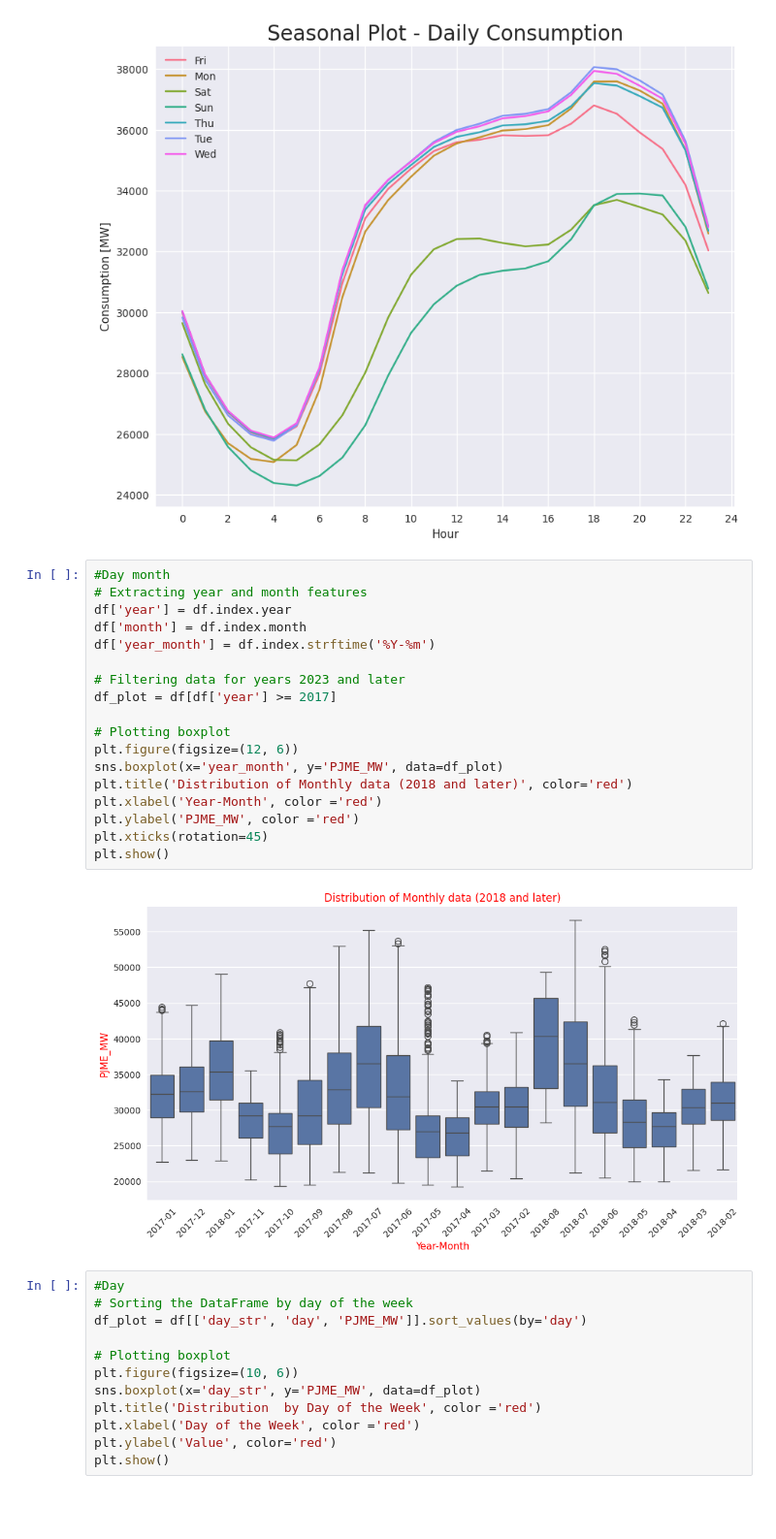
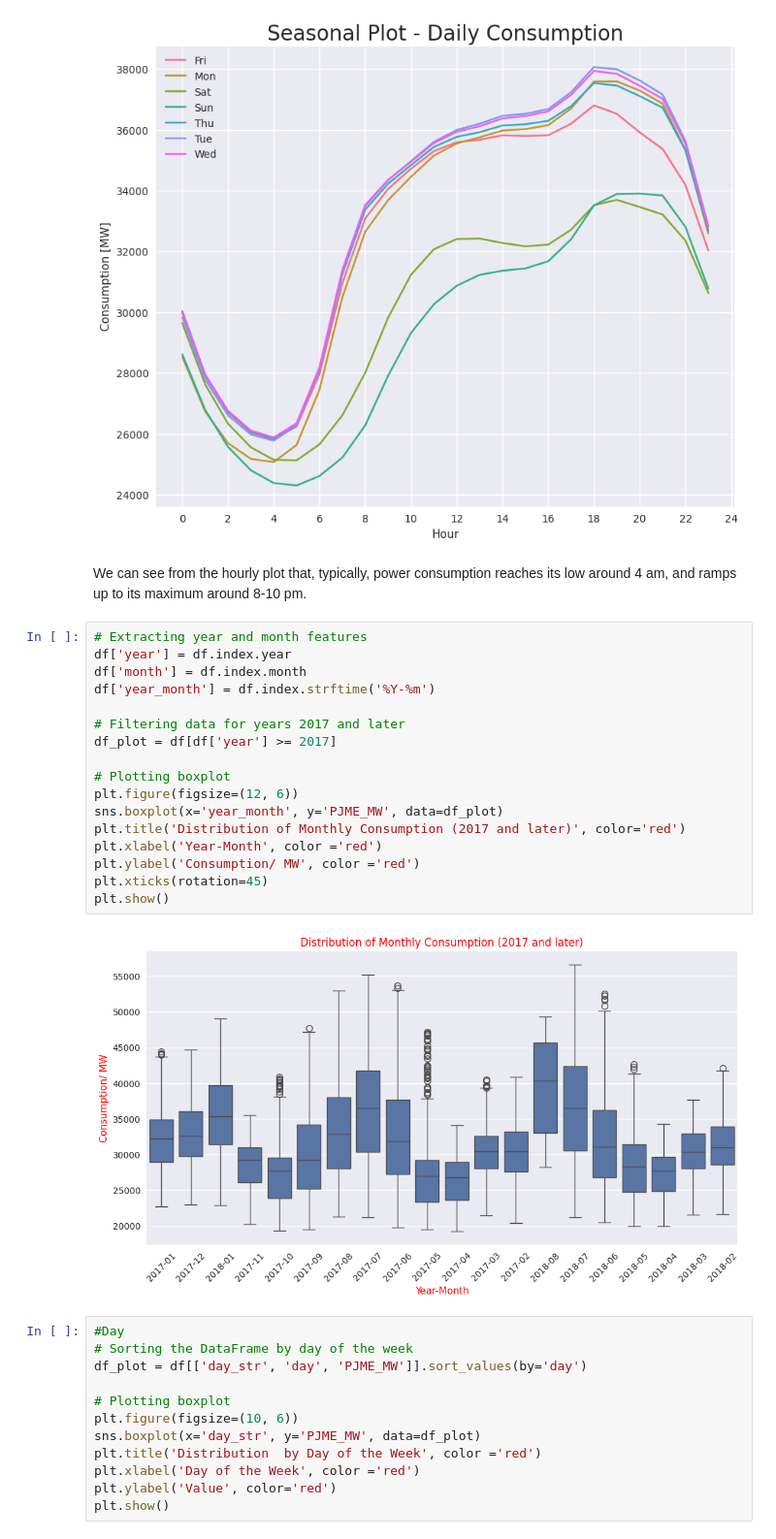
Before and after one commit to Ehat825/Timerseriesgroup, a Jupyter notebook: casestudySample.ipynb, the cells around one changed output. Shown at 97% size. Drawn from its saved outputs; the diff is of its cells as text; blank space fills up the shorter version.

```diff
--- a/casestudySample.ipynb
+++ b/casestudySample.ipynb
@@ -178,26 +182,27 @@ plt.legend()
 # %% [output]
 <matplotlib.legend.Legend at 0x...>
 [figure]
+# %% [markdown]
+We can see from the hourly plot that, typically, power consumption reaches its low around 4 am, and ramps up to its maximum around 8-10 pm.
 # %%
-#Day month
 # Extracting year and month features
 df['year'] = df.index.year
 df['month'] = df.index.month
 df['year_month'] = df.index.strftime('%Y-%m')
 
-# Filtering data for years 2023 and later
+# Filtering data for years 2017 and later
 df_plot = df[df['year'] >= 2017]
 
 # Plotting boxplot
 plt.figure(figsize=(12, 6))
 sns.boxplot(x='year_month', y='PJME_MW', data=df_plot)
-plt.title('Distribution of Monthly data (2018 and later)', color='red')
+plt.title('Distribution of Monthly Consumption (2017 and later)', color='red')
 plt.xlabel('Year-Month', color ='red')
-plt.ylabel('PJME_MW', color ='red')
+plt.ylabel('Consumption/ MW', color ='red')
 plt.xticks(rotation=45)
 plt.show()
 # %% [output]
-[figure, old version]
+[figure, new version]
 # %%
 #Day
 # Sorting the DataFrame by day of the week
```
Also changed, not shown: parts of 4 cells of this notebook.
